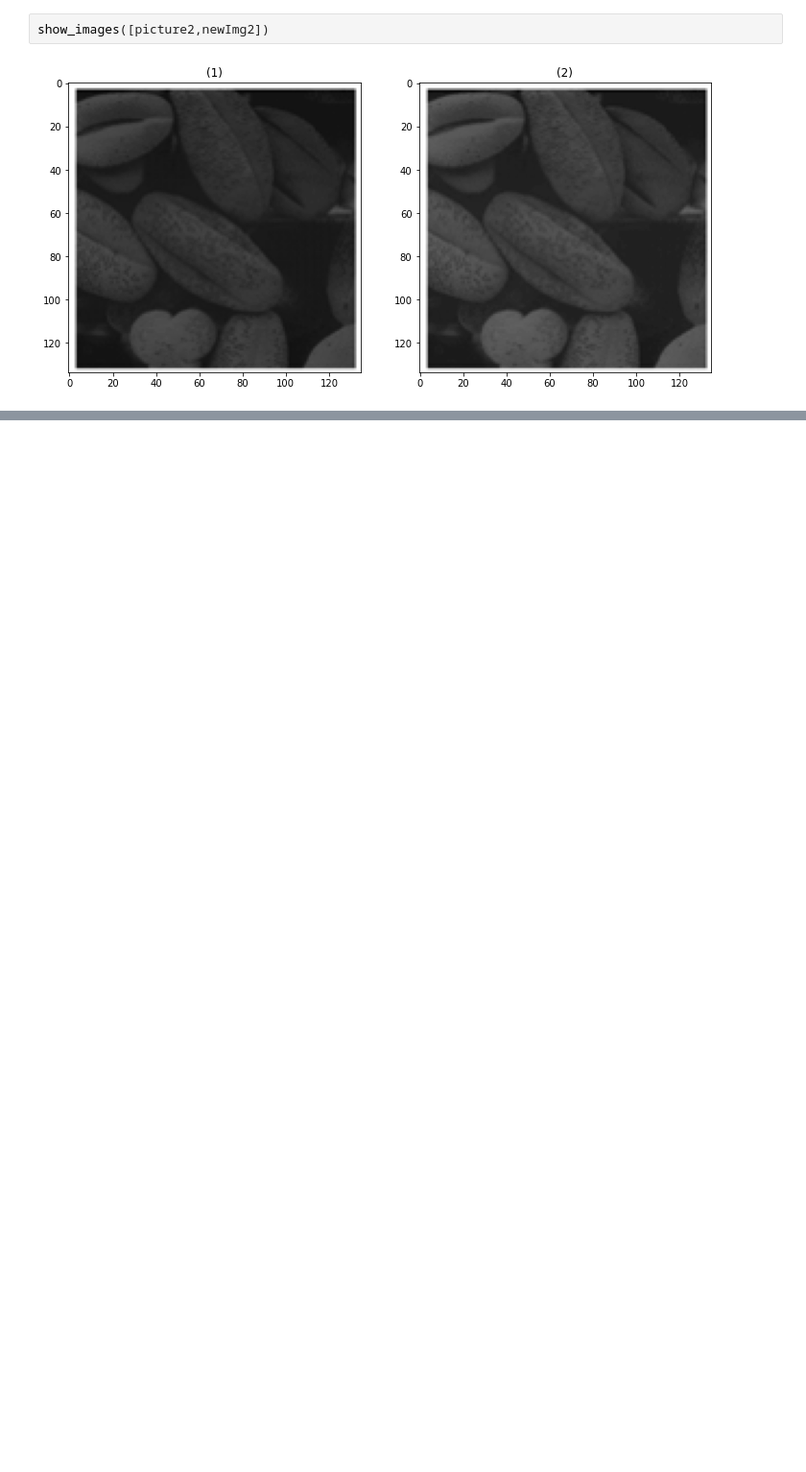
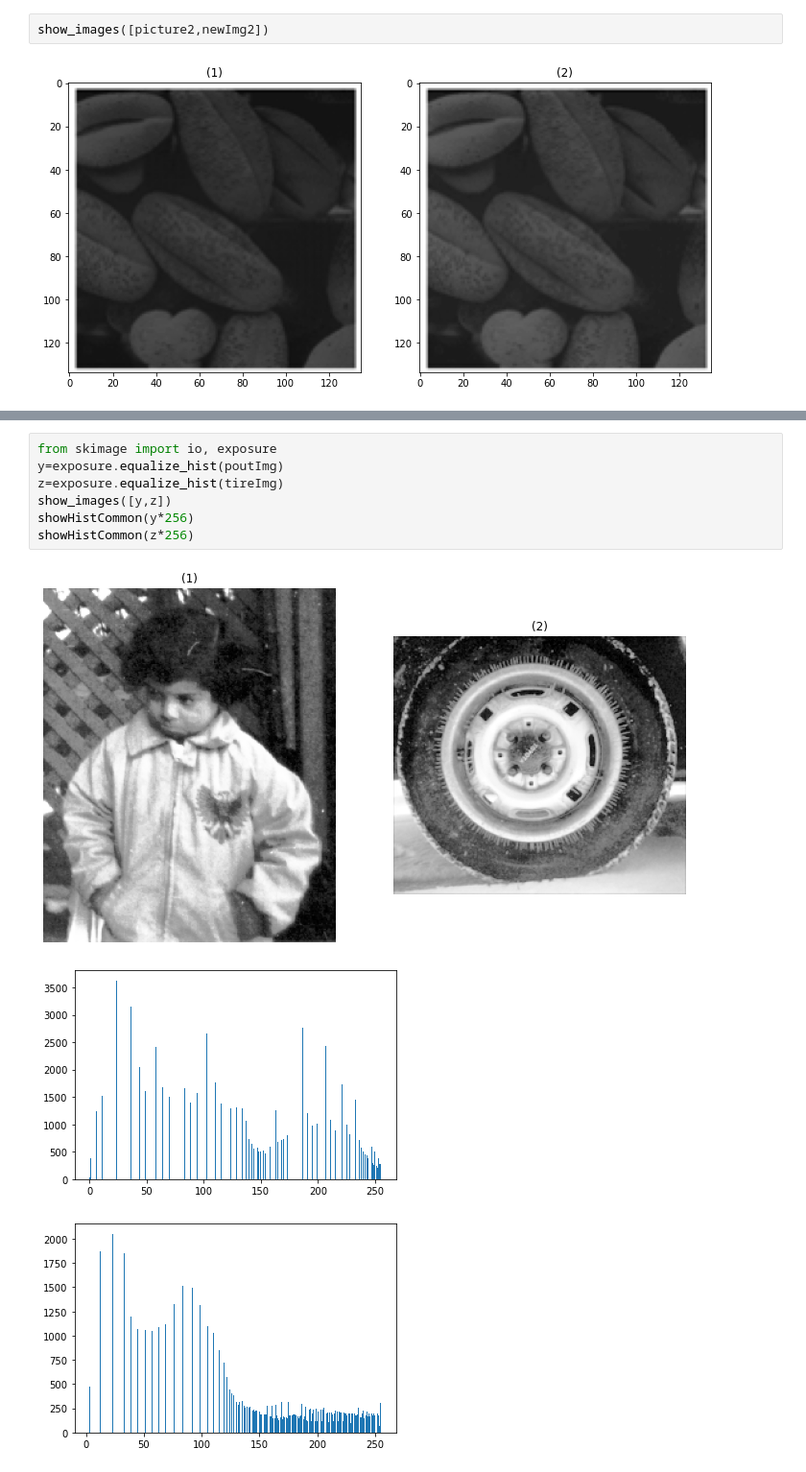
Before and after one commit to EngPeterAtef/ImageProcessing_Labs, a Jupyter notebook: lab4 _Contrast Enhancement/Lab4_STD.ipynb, the cells around one changed output, grey strips where cells are left out. Shown at 96% size. Cells and saved outputs as stored; diff of their text form; blank space fills up the shorter version.

```diff
--- a/lab4 _Contrast Enhancement/Lab4_STD.ipynb
+++ b/lab4 _Contrast Enhancement/Lab4_STD.ipynb
@@ -121,0 +188,11 @@ def getImageWithHist(name,ext,nbins=256):
+# %%
+from skimage import io, exposure
+y=exposure.equalize_hist(poutImg)
+z=exposure.equalize_hist(tireImg)
+show_images([y,z])
+showHistCommon(y*256)
+showHistCommon(z*256)
+# %% [output]
+[figure, added]
+[figure, added]
+[figure, added]
```
Also changed, not shown: parts of 15 cells of this notebook.
